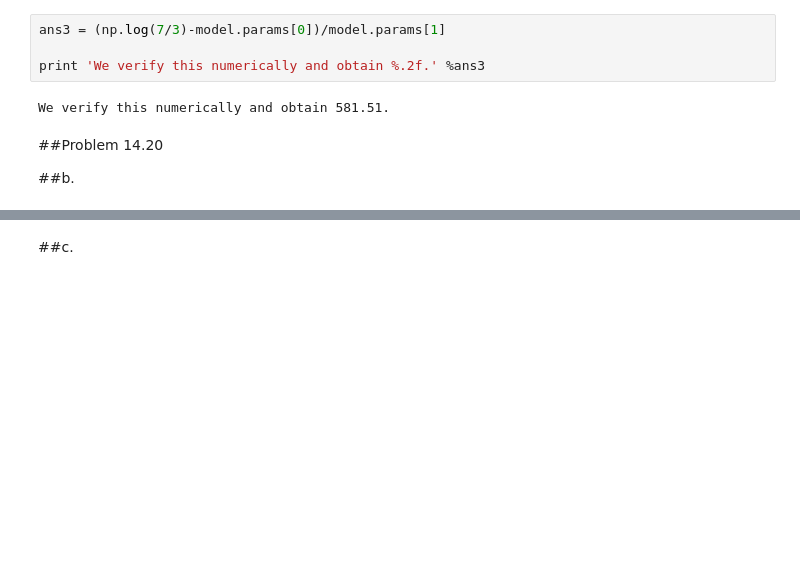
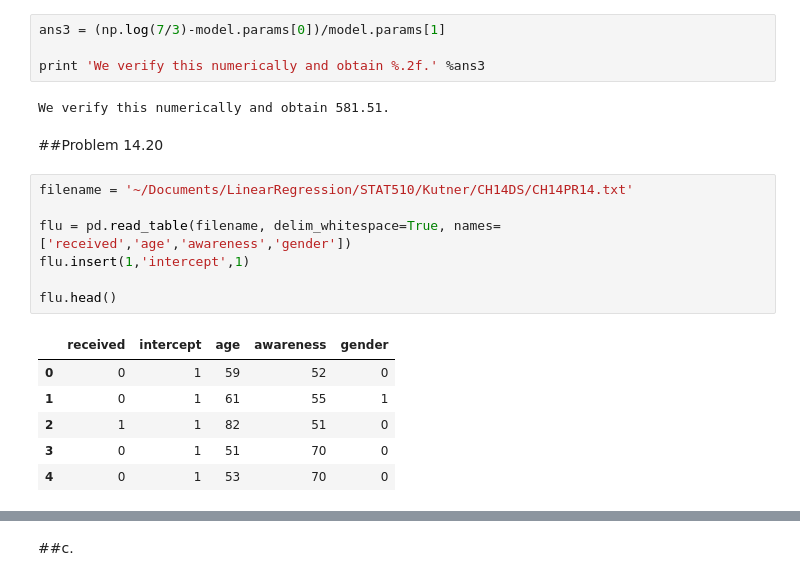
Before and after one commit to jcapitz/LinearRegression, a Jupyter notebook: STAT510/HW4/hw4.ipynb, the cells around one changed output, grey strips where cells are left out. Drawn from its saved outputs; the diff is of its cells as text; blank space fills up the shorter version.

```diff
--- a/STAT510/HW4/hw4.ipynb
+++ b/STAT510/HW4/hw4.ipynb
@@ -486,5 +494,17 @@ print 'We verify this numerically and obtain %.2f.' %ans3
 We verify this numerically and obtain 581.51.
 # %% [markdown]
 ##Problem 14.20
-
-##b.
+# %%
+filename = '~/Documents/LinearRegression/STAT510/Kutner/CH14DS/CH14PR14.txt'
+
+flu = pd.read_table(filename, delim_whitespace=True, names=['received','age','awareness','gender'])
+flu.insert(1,'intercept',1)
+
+flu.head()
+# %% [output]
+|  | received | intercept | age | awareness | gender |
+| 0 | 0 | 1 | 59 | 52 | 0 |
+| 1 | 0 | 1 | 61 | 55 | 1 |
+| 2 | 1 | 1 | 82 | 51 | 0 |
+| 3 | 0 | 1 | 51 | 70 | 0 |
+| 4 | 0 | 1 | 53 | 70 | 0 |
```
Also changed, not shown: parts of 20 cells of this notebook, 16 other files.
